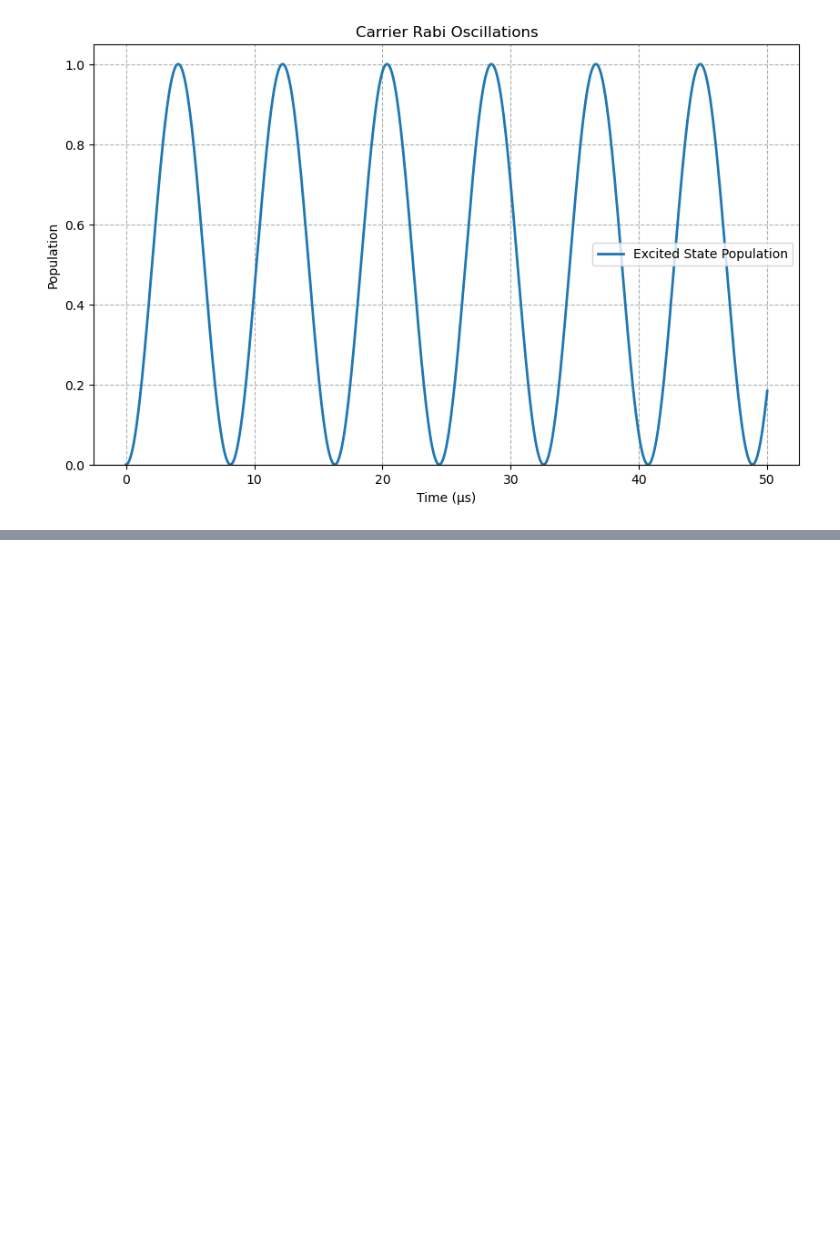
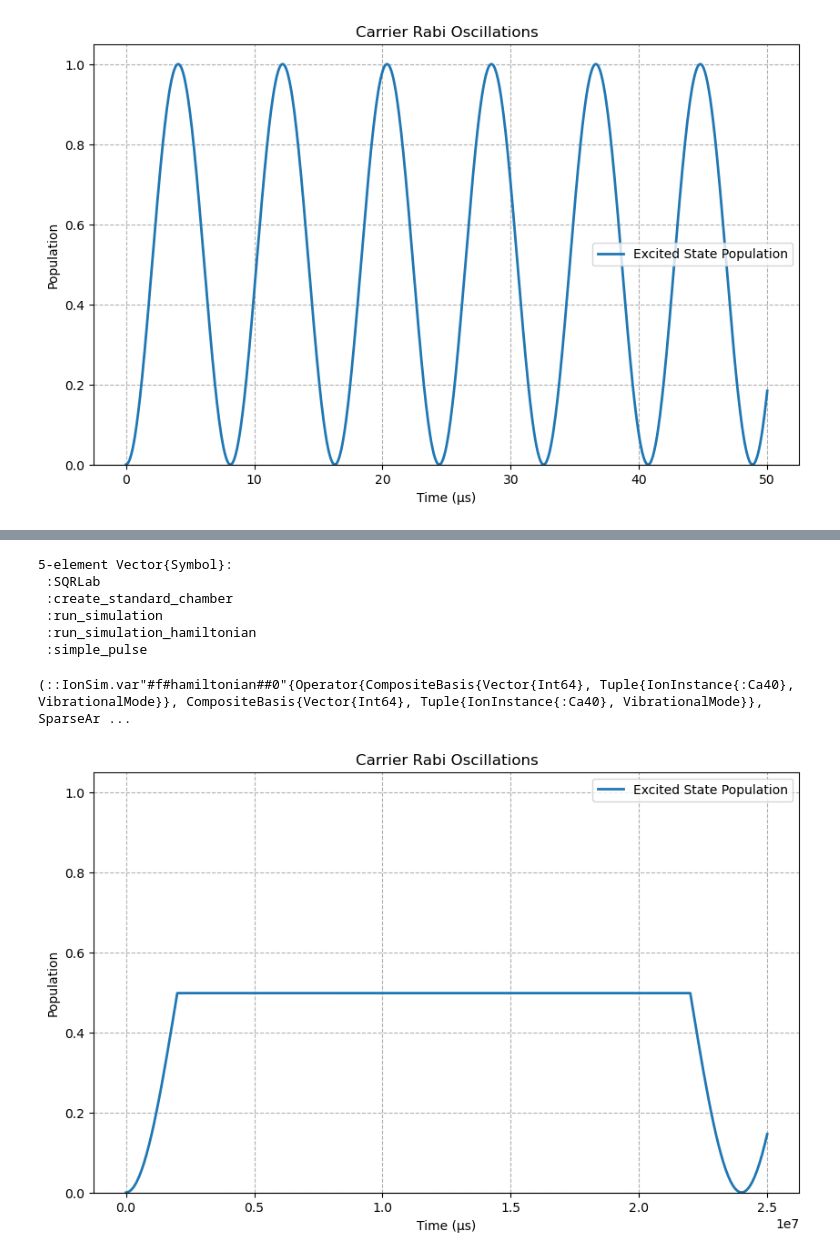
Before and after one commit to park2003/TestSQRLab, a Jupyter notebook: test.ipynb, the cells around one changed output, grey strips where cells are left out. Cells and saved outputs as stored; diff of their text form; code cells hidden in the pictures; blank space fills up the shorter version.

```diff
--- a/test.ipynb
+++ b/test.ipynb
@@ -44,0 +60,32 @@ display(gcf())
+# %%
+names(SQRLab)
+# %% [output]
+5-element Vector{Symbol}:
+ :SQRLab
+ :create_standard_chamber
+ :run_simulation
+ :run_simulation_hamiltonian
+ :simple_pulse
+# %%
+h = simple_pulse(t, Duration=20.0)
+# %% [output]
+(::IonSim.var"#f#hamiltonian##0"{Operator{CompositeBasis{Vector{Int64}, Tuple{IonInstance{:Ca40}, VibrationalMode}}, CompositeBasis{Vector{Int64}, Tuple{IonInstance{:Ca40}, VibrationalMode}}, SparseAr ...
+# %%
+
+tspan = 0:0.1:25
+# Solve the time evolution using the Schrödinger equation solver from QuantumOptics.jl
+tout, excited_pop = run_simulation_hamiltonian(t, h, tspan)
+
+
+# Create the plot using PyPlot
+figure(figsize=(10, 6))
+plot(tout.* 1e6, real.(excited_pop), label="Excited State Population", color="C0", linewidth=2)
+xlabel("Time (μs)")
+ylabel("Population")
+title("Carrier Rabi Oscillations")
+ylim(0, 1.05)
+grid(true, linestyle="--")
+legend()
+display(gcf())
+# %% [output]
+[figure, added]
```
Also changed, not shown: parts of 7 cells of this notebook.
